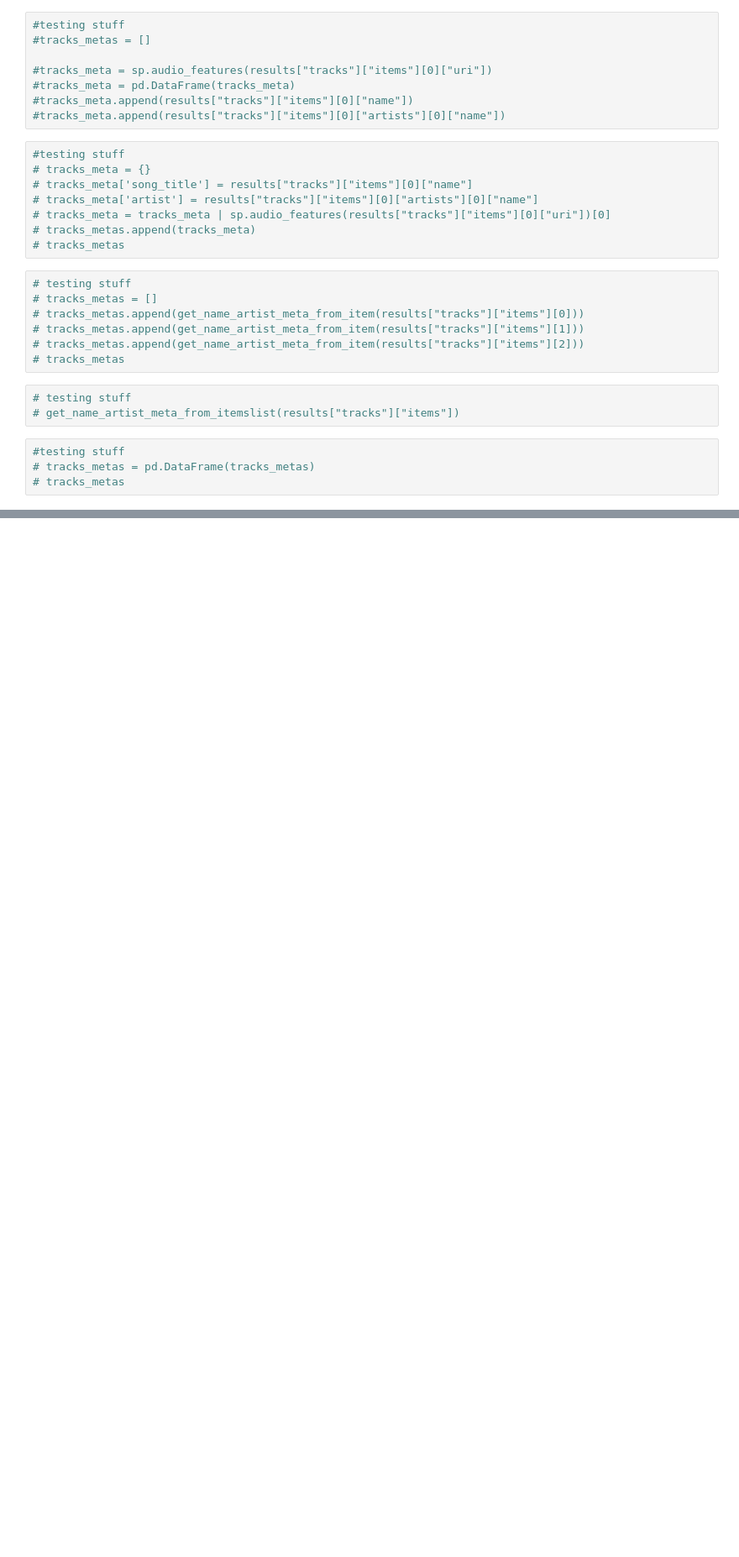
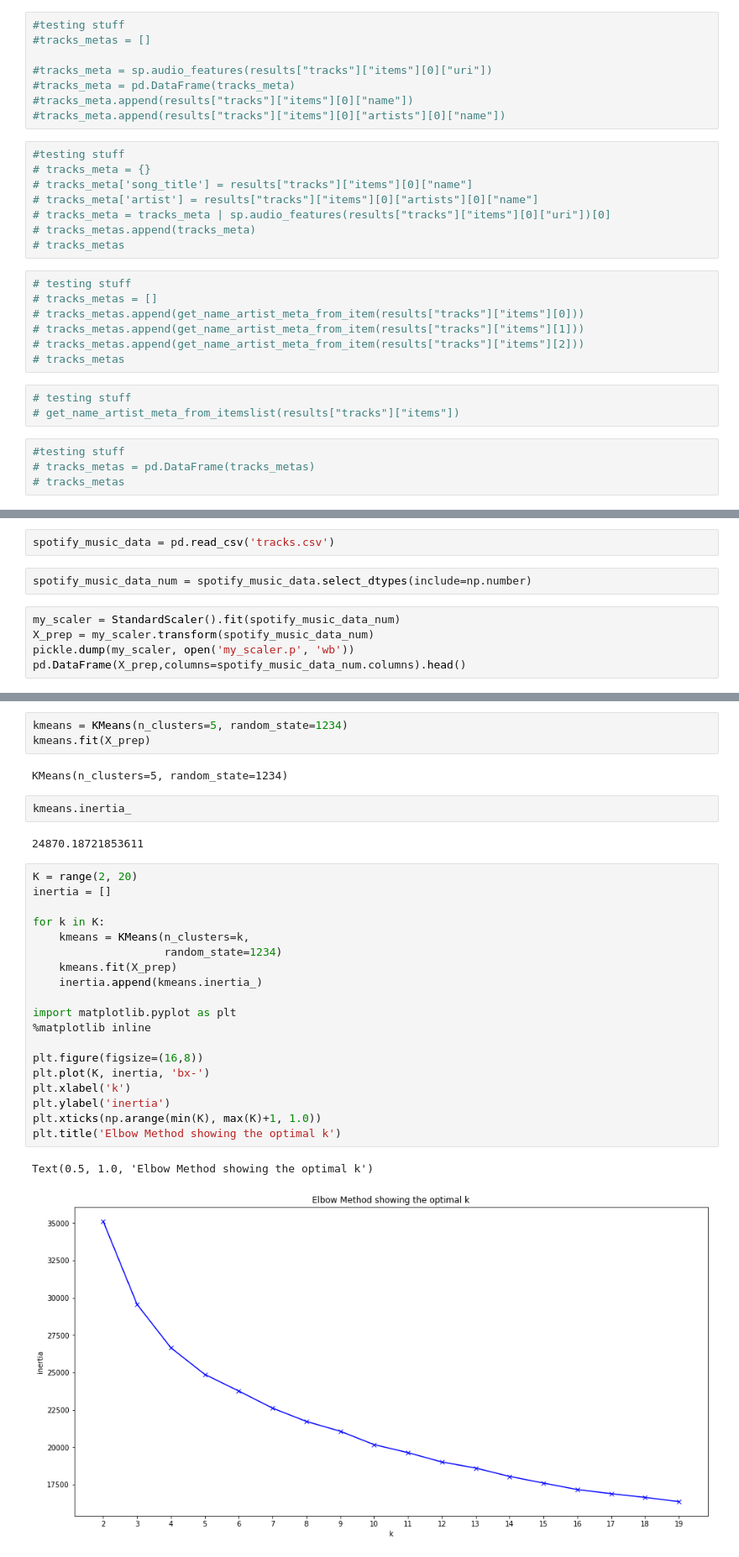
Before and after one commit to salwey/music_recommender_gnod, a Jupyter notebook: music_recommender.ipynb, the cells around one changed output, grey strips where cells are left out. Shown: that part at 84% size. Saved outputs shown, nothing was run; the diff lists cells and outputs as text; blank space fills up the shorter version.

```diff
--- a/music_recommender.ipynb
+++ b/music_recommender.ipynb
@@ -348,0 +369,9 @@ erin_is_amazing.to_csv('tracks.csv')
+# %%
+spotify_music_data = pd.read_csv('tracks.csv')
+# %%
+spotify_music_data_num = spotify_music_data.select_dtypes(include=np.number)
+# %%
+my_scaler = StandardScaler().fit(spotify_music_data_num)
+X_prep = my_scaler.transform(spotify_music_data_num)
+pickle.dump(my_scaler, open('my_scaler.p', 'wb'))
+pd.DataFrame(X_prep,columns=spotify_music_data_num.columns).head()
@@ -348,0 +385,31 @@ erin_is_amazing.to_csv('tracks.csv')
+# %%
+kmeans = KMeans(n_clusters=5, random_state=1234)
+kmeans.fit(X_prep)
+# %% [output]
+KMeans(n_clusters=5, random_state=1234)
+# %%
+kmeans.inertia_
+# %% [output]
+24870.18721853611
+# %%
+K = range(2, 20)
+inertia = []
+
+for k in K:
+    kmeans = KMeans(n_clusters=k,
+                    random_state=1234)
+    kmeans.fit(X_prep)
+    inertia.append(kmeans.inertia_)
+
+import matplotlib.pyplot as plt
+%matplotlib inline
+
+plt.figure(figsize=(16,8))
+plt.plot(K, inertia, 'bx-')
+plt.xlabel('k')
+plt.ylabel('inertia')
+plt.xticks(np.arange(min(K), max(K)+1, 1.0))
+plt.title('Elbow Method showing the optimal k')
+# %% [output]
+Text(0.5, 1.0, 'Elbow Method showing the optimal k')
+[figure, added]
```
Also changed, not shown: parts of 33 cells of this notebook, 8 other files.
